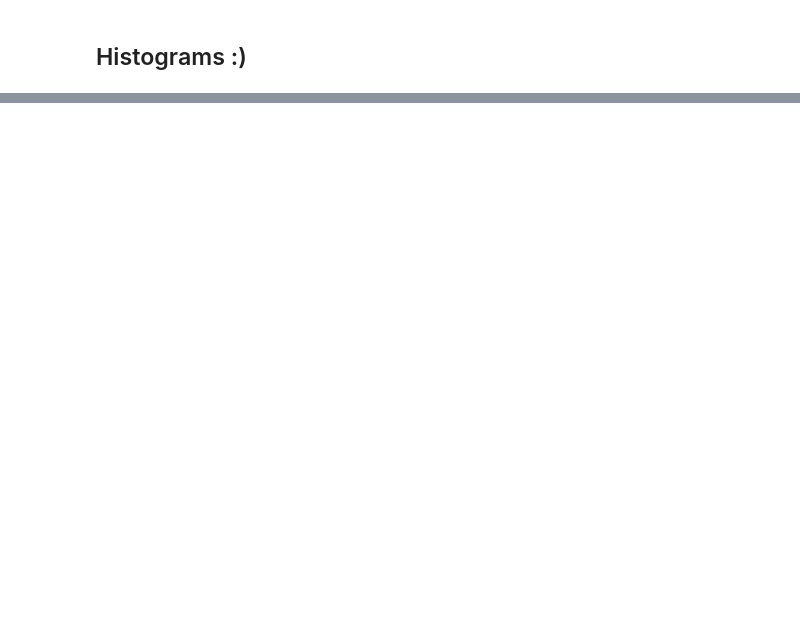
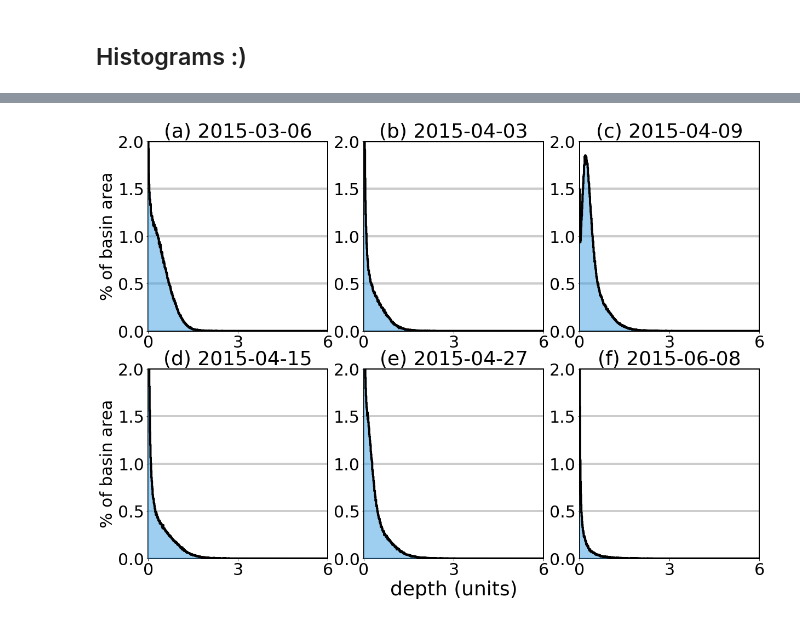
Before and after one commit to meganmason/jlabs, a Jupyter notebook: 50m_ascii/Tuolumne_depth.ipynb, the cells around one changed output, grey strips where cells are left out. Drawn from its saved outputs; the diff is of its cells as text; code cells hidden in the pictures; blank space fills up the shorter version.

```diff
--- a/50m_ascii/Tuolumne_depth.ipynb
+++ b/50m_ascii/Tuolumne_depth.ipynb
@@ -377,5 +361,5 @@ DatetimeIndex(['2017-01-29', '2017-03-03', '2017-04-01', '2017-05-02',
 # %%
-bin_edges = np.arange(1, 10, bin_size)
+bin_edges = np.arange(1, 100, bin_size)
 
 depth_resolution_analysis_df = pd.DataFrame(data = np.nan, index = bin_edges[:-1], columns = flight_dates_dt)
 
@@ -388,25 +372,24 @@ for flight_date_dt in flight_dates_dt:
     freq_non_zero = freq_non_zero * bin_size
 
     depth_resolution_analysis_df[flight_date_dt] = np.histogram(freq_non_zero, bins = bin_edges)[0]
-depth_resolution_analysis_df
+# depth_resolution_analysis_df
 # %%
 depth_bin_size_df = depth_resolution_analysis_df.idxmax()
 # depth_bin_size_df
 # %%
-#
-
 depth_tuolumne_hist_optimalbin = {}
 
 for i, flight_date_dt in enumerate(flight_dates_dt):
-    depth_array = np.loadtxt(flist[i], skiprows=6)
 
     bin_size = (depth_bin_size_df[flight_date_dt]) * 4 # trial and error to find this bin size
-    bins_ll = np.arange(0, 15, bin_size)
+#     bins_ll = np.arange(0, 100, bin_size)
 
-    hist_aux = pd.DataFrame(data = np.nan, index = bins_ll[:-1], columns = [flight_date_dt])
+    hist_aux = pd.DataFrame(data = np.nan, index = bins_ll[:-1], columns = [flight_date_dt]) #make NaN filled dataframe
 
+    depth_array = np.loadtxt(flist[i], skiprows=6) #load lidar asciis
 
-
-    hist_aux[flight_date_dt] = np.histogram(depth_array[(depth_array > 0) & (mask_50m == 1)], bins = bins_ll)[0]
+    hist_aux[flight_date_dt] = np.histogram(depth_array[(depth_array > 0) & (mask_50m == np.max(mask_50m))], bins = bins_ll)[0] # mini dataframe with bin count and bin..?
 
     depth_tuolumne_hist_optimalbin[flight_date_dt] = hist_aux
+
+# I dont get how this is optimizing the bins...?
@@ -415,0 +396,76 @@ for f in sorted(flist):
+# %%
+# plots with optimal bins
+
+# low: 2015
+# middle: 2016
+# high: 2017
+
+dates_to_plot_dict = {2015:['20150306', '20150403', '20150409', '20150415', '20150427', '20150608'],
+                      2016:['20160326', '20160416', '20160509', '20160527', '20160620', '20160708'],
+                      2017:['20170129', '20170303', '20170401', '20170502', '20170709', '20170816']}
+
+color_plots = [(62/255, 160/255, 227/255), 'k']
+max_depth = {2015:6, 2016:6, 2017:8}
+max_y = {2015:2, 2016:2, 2017:2}
+title_letter = 'abcdef'
+
+
+for year in dates_to_plot_dict: #('15,'16,'17)
+
+    plt.figure(figsize = (20, 14))
+    i_plot = 1
+
+    for year_date in dates_to_plot_dict[year]:
+
+        #~~~ plot
+        ax = plt.subplot(2, 3, i_plot)
+
+        year_date_dt = datetime.strptime(year_date, '%Y%m%d') #formats the strings in the dates_to_plot_dict
+        depth_hist_aux = depth_tuolumne_hist_optimalbin[year_date_dt]
+
+        hist_xy = hist2series(depth_hist_aux.index, depth_hist_aux[year_date_dt].values)
+        ax.plot(hist_xy[0], 100 * np.array(hist_xy[1])/mask_50m[mask_50m == 1].size,
+                label=year_date_dt, linewidth = 4, color = 'k', zorder = 5)
+        plt.fill_between(hist_xy[0], 100 * np.array(hist_xy[1])/mask_50m[mask_50m == 1].size, alpha = 0.5, color = color_plots[0], zorder = 4) #color_plots different than ET
+
+
+
+        #~~~ format
+        plt.title('(' + title_letter[i_plot-1] + ') ' + str(year_date_dt.strftime('%Y-%m-%d')), fontsize = fs_titles+4)
+
+        if i_plot == 5:
+            plt.xlabel('depth (units)',fontsize = fs_labels + 10)
+
+        if i_plot in [1, 4]:
+            plt.ylabel('% of basin area',fontsize = fs_labels + 4)
+
+        plt.xticks(np.arange(0, 3*max_depth[year]/2, max_depth[year]/2))
+        plt.rc('xtick', labelsize = fs_axes+4)
+        plt.rc('ytick', labelsize = fs_axes+4)
+
+        plt.grid(axis='y', color=(0.8, 0.8, 0.8), which='major', linestyle='-', linewidth=4)
+
+        plt.xlim([0, max_depth[year]])
+        plt.ylim([0, max_y[year]])
+
+        ax.spines['top'].set_linewidth(2.0)
+        ax.spines['bottom'].set_linewidth(2.0)
+        ax.spines['left'].set_linewidth(2.0)
+        ax.spines['right'].set_linewidth(2.0)
+
+        sca_percent = depth_hist_aux[year_date_dt].values.sum() / mask_50m[mask_50m == 1].size * 100
+#         sca_text = plt.annotate('% SCA: ' + str(int(sca_percent)),
+#                                 xy = (0.9*max_depth[year], 0.66*max_y[year]),
+#                                 fontsize = fs_labels+4, color = (0.6, 0.6, 0.6), alpha = 1, rotation = 0,
+#                                 horizontalalignment = 'right')
+#         sca_text.set_path_effects([PathEffects.withStroke(linewidth=4, foreground='w')])
+
+#         mean_text = plt.annotate('Mean: ' + str(int(df['meanSD (m)'].loc[year_date_dt] *1000)/10 + ' cm'),
+#                                 xy = (0.9*max_depth[year], 0.86*max_y[year]),
+#                                 fontsize = fs_labels+4, color = (0.6, 0.6, 0.6), alpha = 1, rotation = 0,
+#                                 horizontalalignment = 'right')
+#         mean_text.set_path_effects([PathEffects.withStroke(linewidth=4, foreground='w')])
+
+        i_plot +=1
+# %% [output]
+[figure, added]
```
Also changed, not shown: parts of 13 cells of this notebook.
